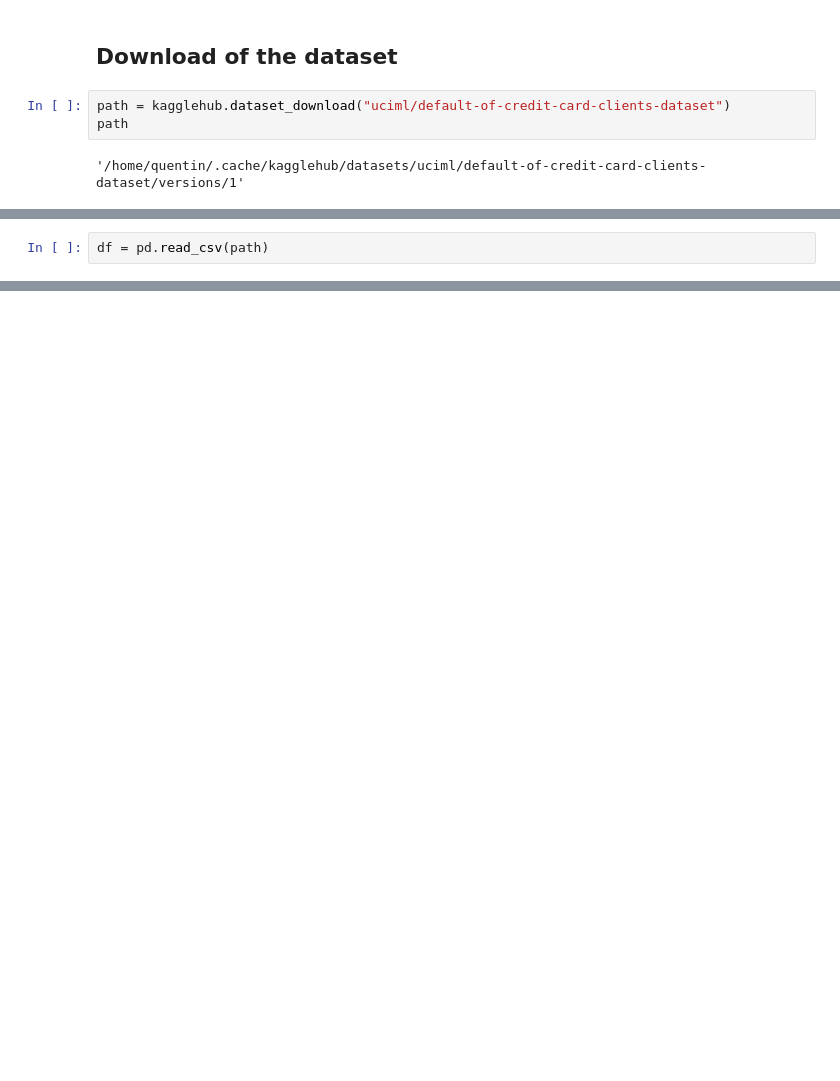
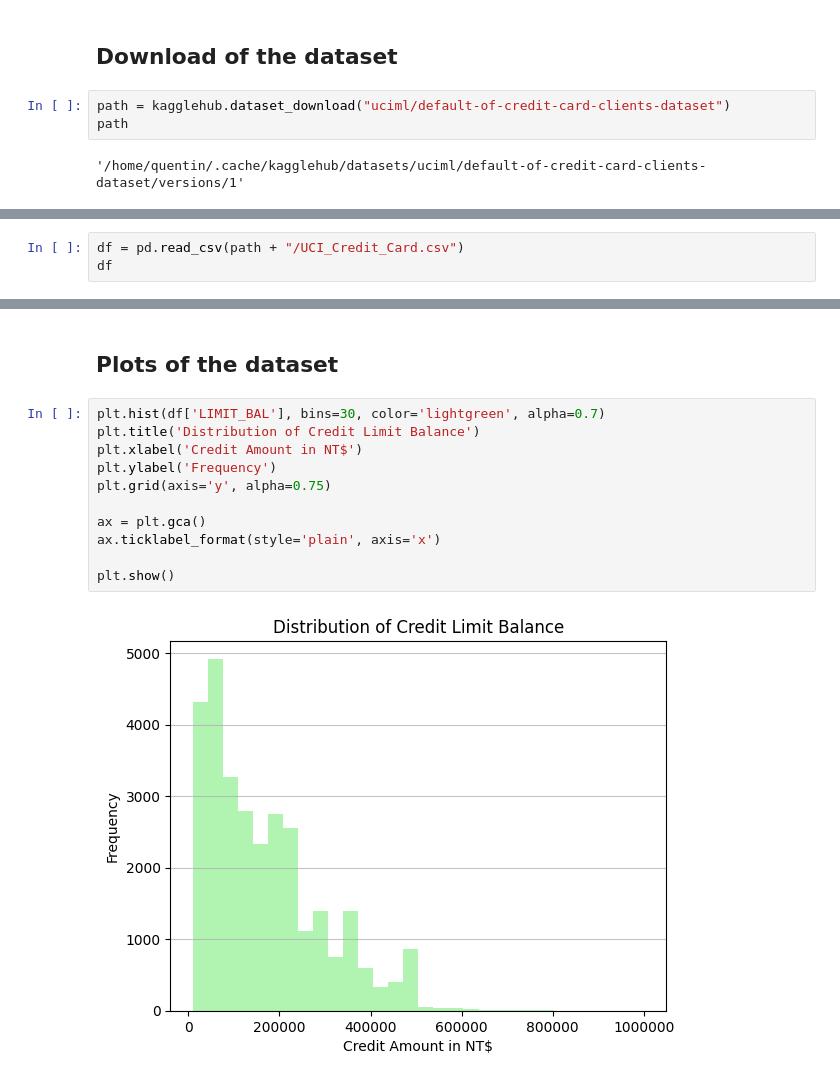
Before and after one commit to Otzze/FTML_Project, a Jupyter notebook: Exercise7_Unsupervised_Learning.ipynb, the cells around one changed output, grey strips where cells are left out. Cells and saved outputs as stored; diff of their text form; blank space fills up the shorter version.

Commit message:
feat: plotting of dataset

```diff
--- a/Exercise7_Unsupervised_Learning.ipynb
+++ b/Exercise7_Unsupervised_Learning.ipynb
@@ -17,3 +18,4 @@ path
 # %%
-df = pd.read_csv(path)
+df = pd.read_csv(path + "/UCI_Credit_Card.csv")
+df
 # %% [output]
@@ -20,0 +35,15 @@ IsADirectoryError: [Errno 21] Is a directory: '/home/quentin/.cache/kagglehub/da
+# %% [markdown]
+## Plots of the dataset
+# %%
+plt.hist(df['LIMIT_BAL'], bins=30, color='lightgreen', alpha=0.7)
+plt.title('Distribution of Credit Limit Balance')
+plt.xlabel('Credit Amount in NT$')
+plt.ylabel('Frequency')
+plt.grid(axis='y', alpha=0.75)
+
+ax = plt.gca()
+ax.ticklabel_format(style='plain', axis='x')
+
+plt.show()
+# %% [output]
+[figure, added]
```
Also changed, not shown: parts of 5 cells of this notebook.
